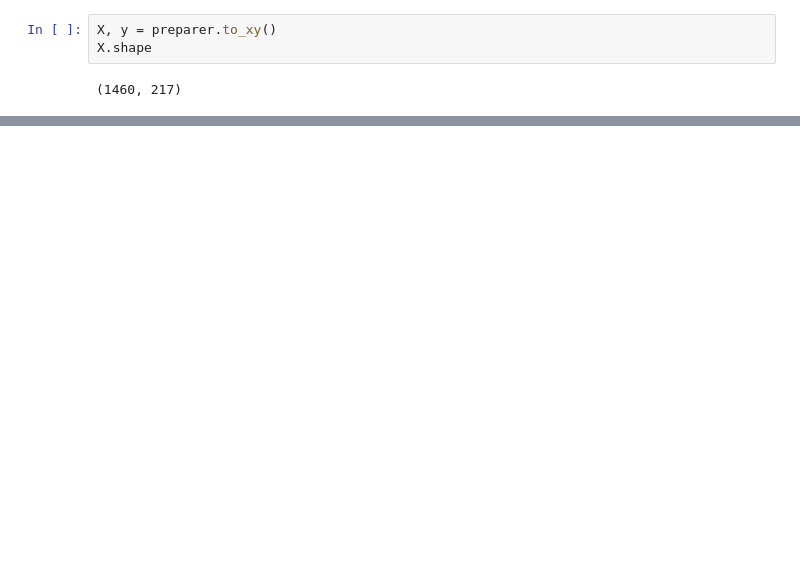
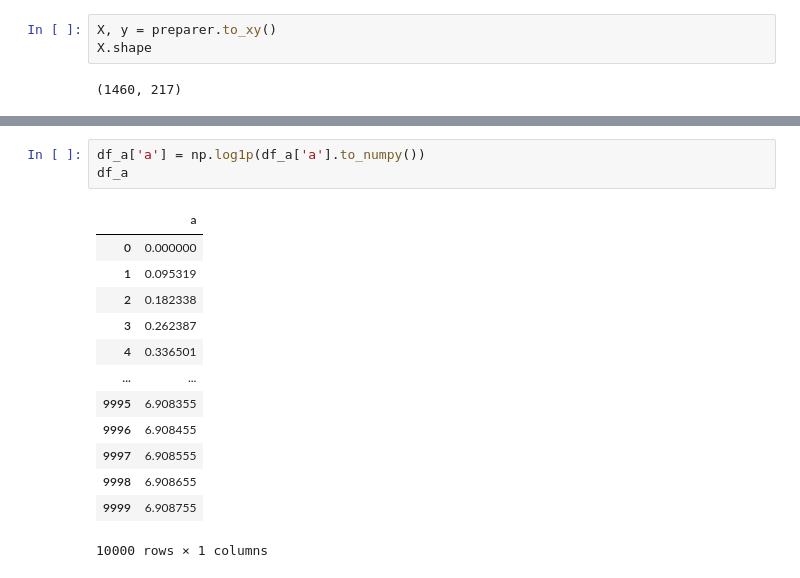
Before and after one commit to pedrobirq/extreme_ml_learning_final_project, a Jupyter notebook: draft.ipynb, the cells around one changed output, grey strips where cells are left out. Drawn from its saved outputs; the diff is of its cells as text; blank space fills up the shorter version.

```diff
--- a/draft.ipynb
+++ b/draft.ipynb
@@ -870,0 +892,17 @@ array([[ 0.07337496,  0.2128772 , -0.20714171, ...,  1.        ,
+# %%
+df_a['a'] = np.log1p(df_a['a'].to_numpy())
+df_a
+# %% [output]
+|  | a |
+| 0 | 0.000000 |
+| 1 | 0.095319 |
+| 2 | 0.182338 |
+| 3 | 0.262387 |
+| 4 | 0.336501 |
+| ... | ... |
+| 9995 | 6.908355 |
+| 9996 | 6.908455 |
+| 9997 | 6.908555 |
+| 9998 | 6.908655 |
+| 9999 | 6.908755 |
+10000 rows × 1 columns
```
Also changed, not shown: parts of 9 cells of this notebook, 10 other files.
